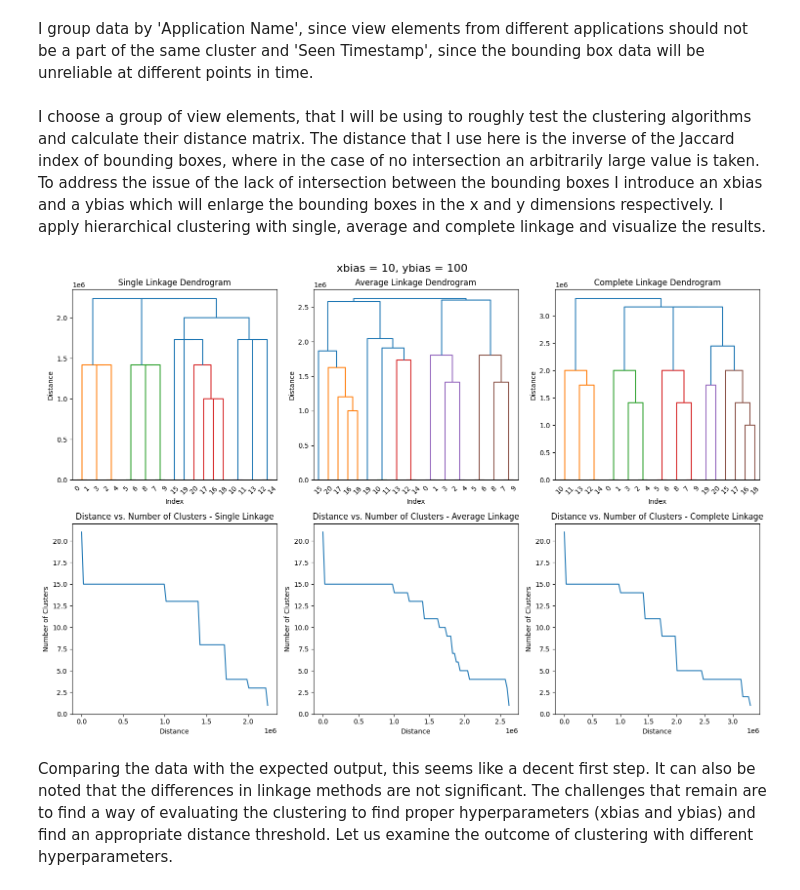
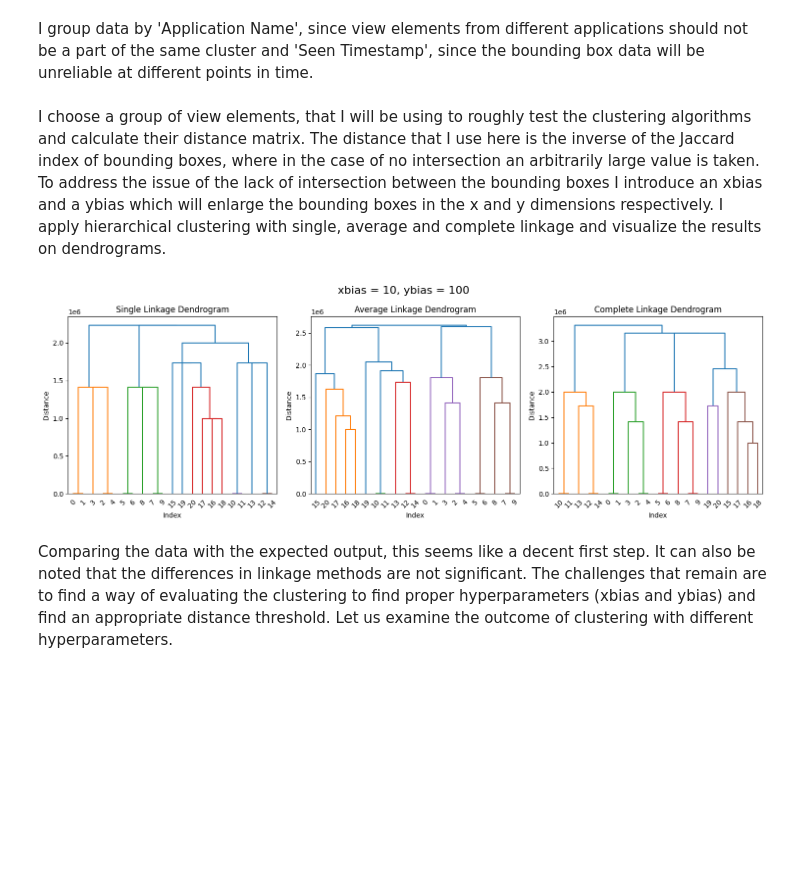
Before and after one commit to ZPP-MURMURAS/ZPP_Murmuras, a Jupyter notebook: research/preprocessing/cluster_research.ipynb, the cells around one changed output. Drawn from its saved outputs; the diff is of its cells as text; code cells hidden in the pictures; blank space fills up the shorter version.

```diff
--- a/research/preprocessing/cluster_research.ipynb
+++ b/research/preprocessing/cluster_research.ipynb
@@ -92,84 +92,58 @@ I group data by 'Application Name', since view elements from different applicati
 grouping_columns = ['Application Name', 'Seen Timestamp']
 grouped_coupon_dfs = [group for _, group in coupon_df_mod.groupby(grouping_columns)]
 # %% [markdown]
-I choose a group of view elements, that I will be using to roughly test the clustering algorithms and calculate their distance matrix. The distance that I use here is the inverse of the Jaccard index of bounding boxes, where in the case of no intersection an arbitrarily large value is taken. To address the issue of the lack of intersection between the bounding boxes I introduce an xbias and a ybias which will enlarge the bounding boxes in the x and y dimensions respectively. I apply hierarchical clustering with single, average and complete linkage and visualize the results.
+I choose a group of view elements, that I will be using to roughly test the clustering algorithms and calculate their distance matrix. The distance that I use here is the inverse of the Jaccard index of bounding boxes, where in the case of no intersection an arbitrarily large value is taken. To address the issue of the lack of intersection between the bounding boxes I introduce an xbias and a ybias which will enlarge the bounding boxes in the x and y dimensions respectively. I apply hierarchical clustering with single, average and complete linkage and visualize the results on dendrograms.
 # %%
 test_df = grouped_coupon_dfs[3]
 
 def calculate_dist_mat(data, xbias, ybias):
     num_rows = data.shape[0]
     dists = np.empty((num_rows, num_rows))
 
     for i in range(num_rows):
         for j in range(num_rows):
             dists[i, j] = 1 / (data['Bounding Box'].iloc[i].apply_bias(xbias, ybias)
                                .IoU(data['Bounding Box'].iloc[j].apply_bias(xbias, ybias)) + 1e-6)
 
     return dists
 
-def clusters_vs_distance(linkage):
-    max_distance = max(linkage[:, 2])
-    distances = np.linspace(0, max_distance, 100)
-    num_clusters = []
+def link(distance_matrix):
+    return linkage(distance_matrix, method='single'), linkage(distance_matrix, method='average'), linkage(distance_matrix, method='complete')
 
-    for d in distances:
-        cluster_labels = fcluster(linkage, t=d, criterion='distance')
-        num_clusters.append(len(np.unique(cluster_labels)))
-
-    return distances, num_clusters
-
-def link_and_visualize(distance_matrix, plot_group_title=None):
-    linkage_single = linkage(distance_matrix, method='single')
-    linkage_average = linkage(distance_matrix, method='average')
-    linkage_complete = linkage(distance_matrix, method='complete')
-
-    fig, axs = plt.subplots(2, 3, figsize=(15, 10))
+def draw_dendrograms(linkage_single, linkage_average, linkage_complete, plot_group_title=None):
+    fig, axs = plt.subplots(1, 3, figsize=(15, 5))
     if plot_group_title:
         plt.suptitle(plot_group_title, fontsize=16)
 
-    dendrogram(linkage_single, ax=axs[0, 0])
-    axs[0, 0].set_title('Single Linkage Dendrogram')
-    axs[0, 0].set_xlabel('Index')
-    axs[0, 0].set_ylabel('Distance')
+    dendrogram(linkage_single, ax=axs[0])
+    axs[0].set_title('Single Linkage Dendrogram')
+    axs[0].set_xlabel('Index')
+    axs[0].set_ylabel('Distance')
 
-    dendrogram(linkage_average, ax=axs[0, 1])
-    axs[0, 1].set_title('Average Linkage Dendrogram')
-    axs[0, 1].set_xlabel('Index')
-    axs[0, 1].set_ylabel('Distance')
+    dendrogram(linkage_average, ax=axs[1])
+    axs[1].set_title('Average Linkage Dendrogram')
+    axs[1].set_xlabel('Index')
+    axs[1].set_ylabel('Distance')
 
-    dendrogram(linkage_complete, ax=axs[0, 2])
-    axs[0, 2].set_title('Complete Linkage Dendrogram')
-    axs[0, 2].set_xlabel('Index')
-    axs[0, 2].set_ylabel('Distance')
-
-    dists_single, n_clusters_single = clusters_vs_distance(linkage_single)
-    axs[1, 0].plot(dists_single, n_clusters_single)
-    axs[1, 0].set_title('Distance vs. Number of Clusters - Single Linkage')
-    axs[1, 0].set_xlabel('Distance')
-    axs[1, 0].set_ylabel('Number of Clusters')
-
-    dists_average, n_clusters_average = clusters_vs_distance(linkage_average)
-    axs[1, 1].plot(dists_average, n_clusters_average)
-    axs[1, 1].set_title('Distance vs. Number of Clusters - Average Linkage')
-    axs[1, 1].set_xlabel('Distance')
-    axs[1, 1].set_ylabel('Number of Clusters')
-
-    dists_complete, n_clusters_complete = clusters_vs_distance(linkage_complete)
-    axs[1, 2].plot(dists_complete, n_clusters_complete)
-    axs[1, 2].set_title('Distance vs. Number of Clusters - Complete Linkage')
-    axs[1, 2].set_xlabel('Distance')
-    axs[1, 2].set_ylabel('Number of Clusters')
+    dendrogram(linkage_complete, ax=axs[2])
+    axs[2].set_title('Complete Linkage Dendrogram')
+    axs[2].set_xlabel('Index')
+    axs[2].set_ylabel('Distance')
 
     plt.tight_layout()
     plt.show()
 
-def cluster_and_visualize(data, xbias, ybias):
+def cluster_and_draw_dendrograms(data, xbias, ybias):
     distance_matrix = calculate_dist_mat(data=data, xbias=xbias, ybias=ybias)
-    link_and_visualize(distance_matrix=distance_matrix, plot_group_title=f'xbias = {xbias}, ybias = {ybias}')
+    linkage_single, linkage_average, linkage_complete = link(distance_matrix=distance_matrix)
+    draw_dendrograms(linkage_single=linkage_single,
+                     linkage_average=linkage_average,
+                     linkage_complete=linkage_complete,
+                     plot_group_title=f'xbias = {xbias}, ybias = {ybias}')
 
-cluster_and_visualize(data=test_df, xbias=10, ybias=100)
+cluster_and_draw_dendrograms(data=test_df, xbias=10, ybias=100)
 # %% [output]
-[figure, old version]
+[figure, new version]
 # %% [markdown]
 Comparing the data with the expected output, this seems like a decent first step. It can also be noted that the differences in linkage methods are not significant. The challenges that remain are to find a way of evaluating the clustering to find proper hyperparameters (xbias and ybias) and find an appropriate distance threshold. Let us examine the outcome of clustering with different hyperparameters.
 # %%
```
Also changed, not shown: parts of 5 cells of this notebook.
